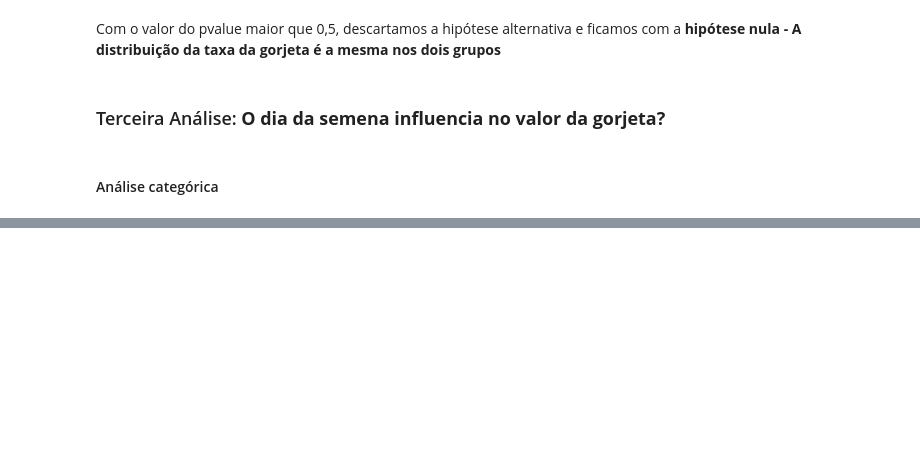
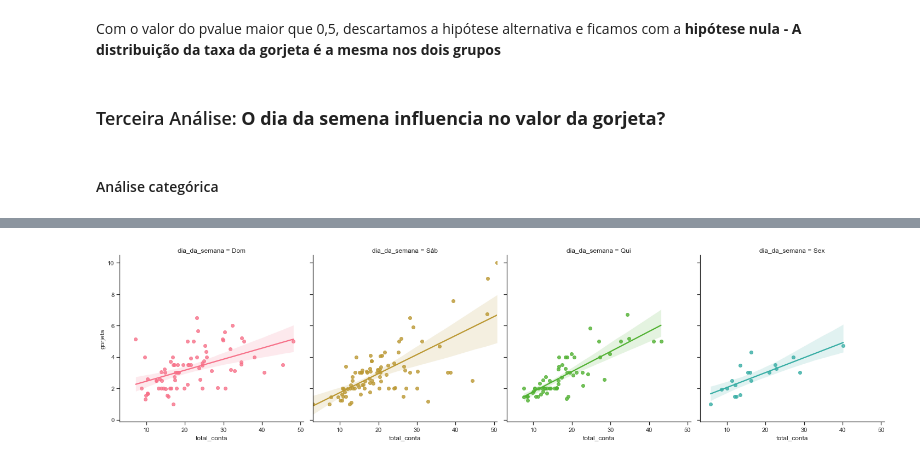
Before and after one commit to nsfoliveira/Projeto02_Gorjeta_EDAcomSeaborn, a Jupyter notebook: EDA_Gorjetas.ipynb, the cells around one changed output, grey strips where cells are left out. Saved outputs shown, nothing was run; the diff lists cells and outputs as text; code cells hidden in the pictures; blank space fills up the shorter version.

```diff
--- a/EDA_Gorjetas.ipynb
+++ b/EDA_Gorjetas.ipynb
@@ -296,0 +295,5 @@ sns.catplot(x=gorjetas.dia_da_semana,y=gorjetas.total_conta, data=gorjetas )
+# %%
+# Gráfico 05: Distribuição da gorjeta em relação ao dia da semana
+fig5 = sns.lmplot(x='total_conta', y='gorjeta', hue='dia_da_semana', col='dia_da_semana', data=gorjetas)
+# %% [output]
+[figure, added]
```
Also changed, not shown: parts of 13 cells of this notebook.
